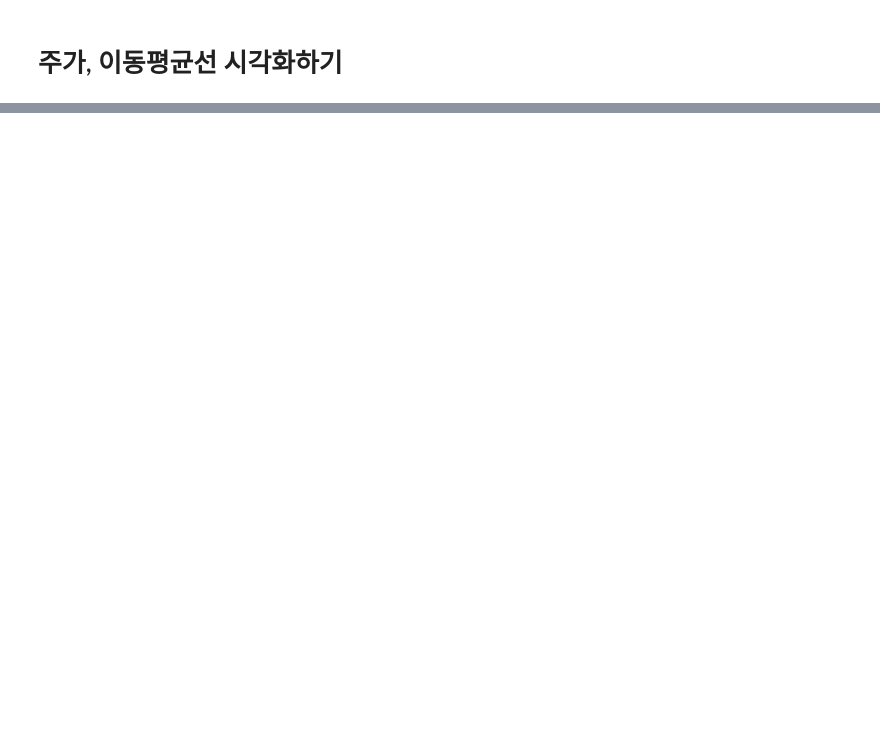
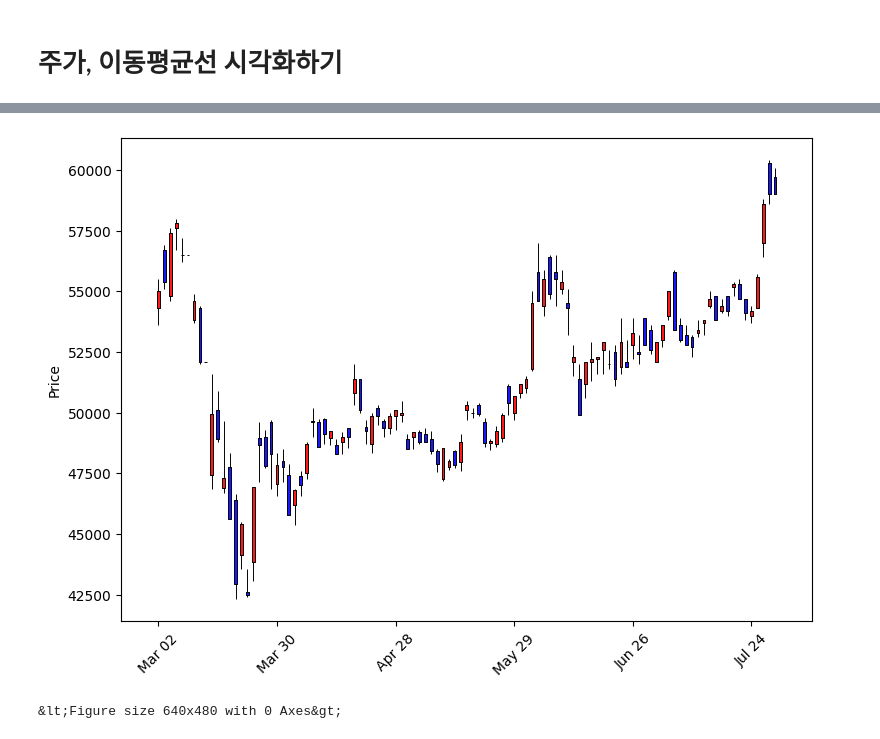
Before and after one commit to EunKyung-o/NIPA_AI, a Jupyter notebook: 01_필수_인공지능으로 주가 예측 체험하기/02 주식 데이터의 이해와 분석.ipynb, the cells around one changed output, grey strips where cells are left out. Cells and saved outputs as stored; diff of their text form; code cells hidden in the pictures; blank space fills up the shorter version.

```diff
--- a/01_필수_인공지능으로 주가 예측 체험하기/02 주식 데이터의 이해와 분석.ipynb
+++ b/01_필수_인공지능으로 주가 예측 체험하기/02 주식 데이터의 이해와 분석.ipynb
@@ -294,0 +455,26 @@ plt.savefig("plot.png")
+# %%
+from datetime import datetime
+import pandas as pd
+import matplotlib.pyplot as plt
+import mplfinance as mpf
+import matplotlib.pyplot as plt
+import matplotlib.ticker as ticker
+import matplotlib.dates as mdates
+import numpy as nump
+
+# 주식 데이터 불러오기
+df = pd.read_csv('./data/stock.csv', index_col = 0, parse_dates = True)
+df2 = pd.read_csv('./data/stock.csv', index_col = 0, parse_dates = True)
+
+
+# mplfinance 라이브러리를 사용하면 캔들 차트를 간편하게 시각화할 수 있습니다.
+mc = mpf.make_marketcolors(up='r',down='b')
+s  = mpf.make_mpf_style(marketcolors=mc)
+mpf.plot(df, type='candle', figscale=1.2, style=s)
+
+
+# 시각화 함수
+plt.savefig("plot.png")
+# %% [output]
+[figure, added]
+&lt;Figure size 640x480 with 0 Axes&gt;
```
Also changed, not shown: parts of 13 cells of this notebook, 1 other file.
